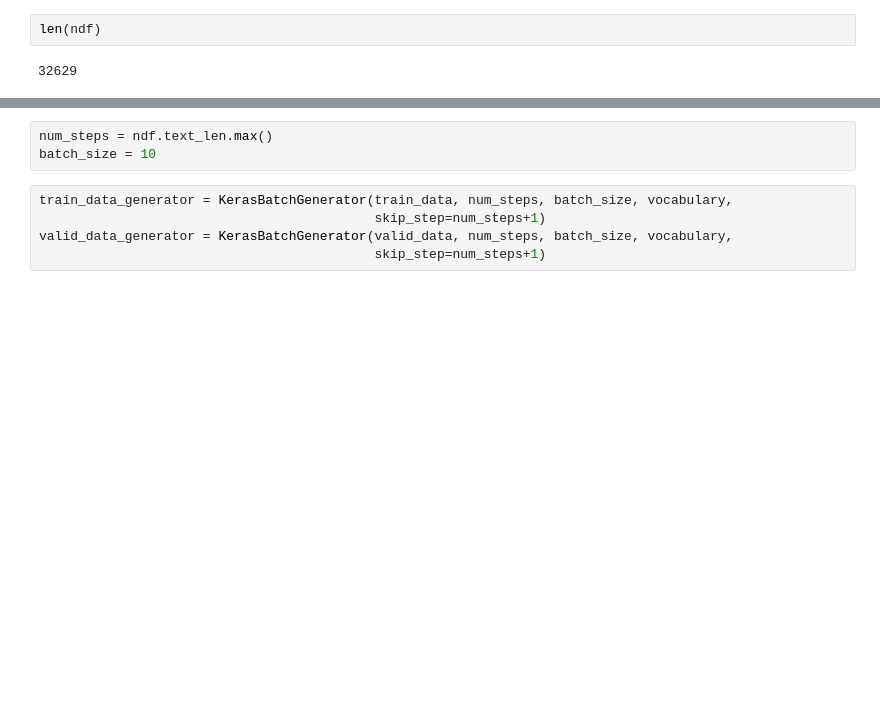
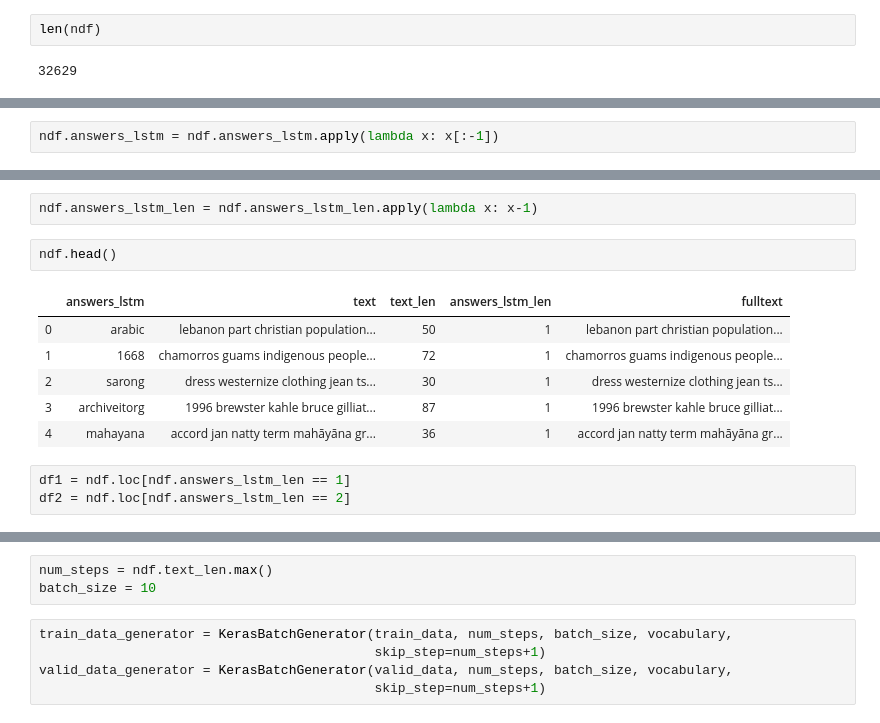
Before and after one commit to Ioana-P/NLGforedtech, a Jupyter notebook: lstm1.ipynb, the cells around one changed output, grey strips where cells are left out. Cells and saved outputs as stored; diff of their text form; blank space fills up the shorter version.

```diff
--- a/lstm1.ipynb
+++ b/lstm1.ipynb
@@ -106,0 +149,2 @@ ndf.text_len.max()
+# %%
+ndf.answers_lstm = ndf.answers_lstm.apply(lambda x: x[:-1])
@@ -106,0 +155,14 @@ ndf.text_len.max()
+# %%
+ndf.answers_lstm_len = ndf.answers_lstm_len.apply(lambda x: x-1)
+# %%
+ndf.head()
+# %% [output]
+|  | answers_lstm | text | text_len | answers_lstm_len | fulltext |
+| 0 | arabic | lebanon part christian population... | 50 | 1 | lebanon part christian population... |
+| 1 | 1668 | chamorros guams indigenous people... | 72 | 1 | chamorros guams indigenous people... |
+| 2 | sarong | dress westernize clothing jean ts... | 30 | 1 | dress westernize clothing jean ts... |
+| 3 | archiveitorg | 1996 brewster kahle bruce gilliat... | 87 | 1 | 1996 brewster kahle bruce gilliat... |
+| 4 | mahayana | accord jan natty term mahāyāna gr... | 36 | 1 | accord jan natty term mahāyāna gr... |
+# %%
+df1 = ndf.loc[ndf.answers_lstm_len == 1]
+df2 = ndf.loc[ndf.answers_lstm_len == 2]
```
Also changed, not shown: parts of 44 cells of this notebook, 2 other files.
